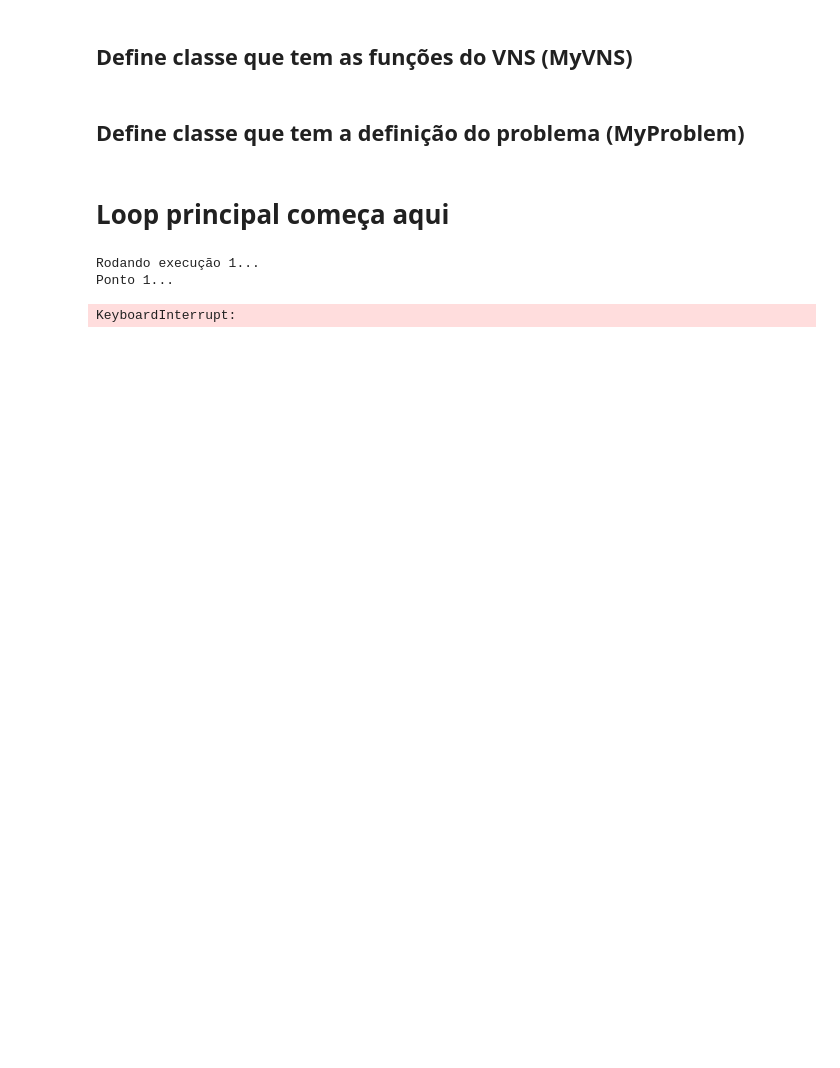
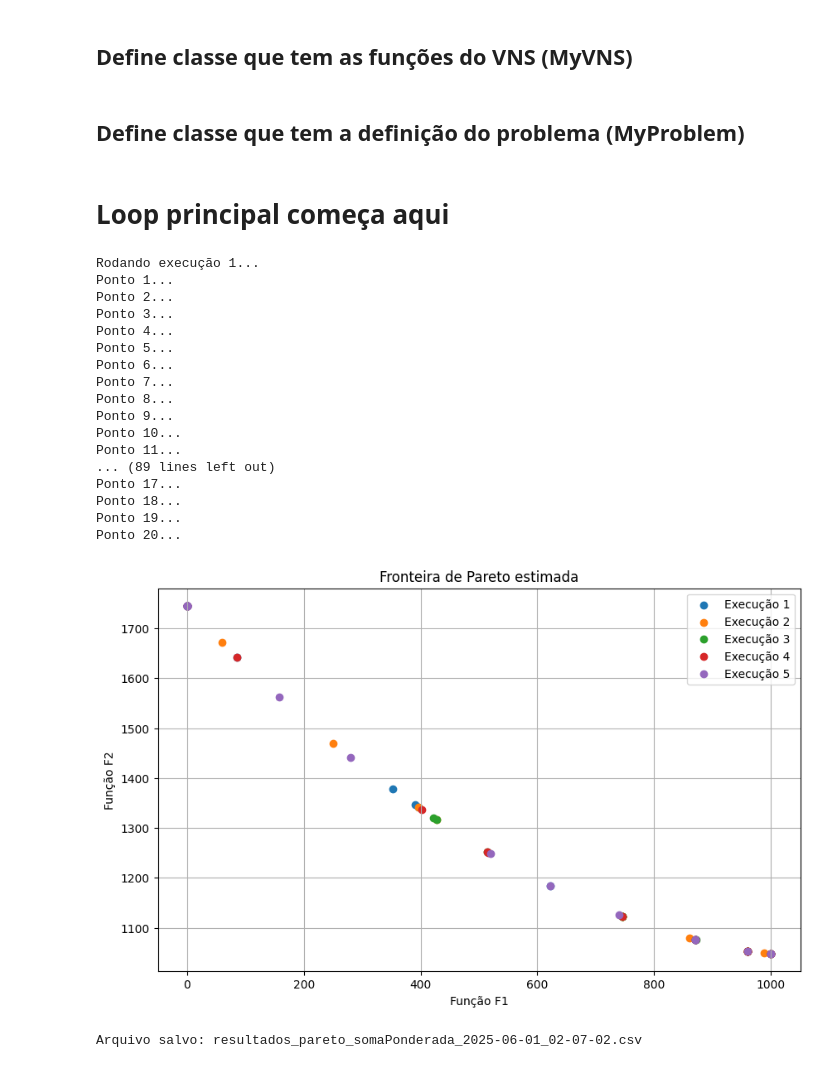
Before and after one commit to RaphaelLeivas/td-2025-1, a Jupyter notebook: tc2_soma_ponderada.ipynb, the cells around one changed output. Drawn from its saved outputs; the diff is of its cells as text; code cells hidden in the pictures; blank space fills up the shorter version.

Commit message:
soma poderada finalizada + csv com resultado final + plot da fronteira estimada

```diff
--- a/tc2_soma_ponderada.ipynb
+++ b/tc2_soma_ponderada.ipynb
@@ -229,7 +229,7 @@ import matplotlib.pyplot as plt
 import numpy as np
 
 num_execucoes = 5
-num_pts_fronteira = 3
+num_pts_fronteira = 20
 max_num_sol_avaliadas = 2000
 kmax = 3
 
@@ -316,31 +316,47 @@ plt.ylabel('Função F2')
 plt.legend()
 plt.grid(True)
 plt.show()
 
 dados_resultado = []
 
 for i in range(len(solucoes_pareto)):
     linha = {
         'w1': valores_w1[i],
         'w2': valores_w2[i],
         'f1': valores_f1[i],
         'f2': valores_f2[i]
     }
     solucao = solucoes_pareto[i]
     for j, valor in enumerate(solucao):
         linha[f'x{j}'] = valor+1
     dados_resultado.append(linha)
 
 df_resultado = pd.DataFrame(dados_resultado)
 
 # Gera nome do arquivo com data e hora atual
 datahora = datetime.now().strftime('%Y-%m-%d_%H-%M-%S')
 nome_arquivo = f'resultados_pareto_somaPonderada_{datahora}.csv'
 
 # Salva o DataFrame como CSV
 df_resultado.to_csv(nome_arquivo, index=False)
 print(f'\nArquivo salvo: {nome_arquivo}')
 # %% [output]
 Rodando execução 1...
 Ponto 1...
+Ponto 2...
+Ponto 3...
+Ponto 4...
+Ponto 5...
+Ponto 6...
+Ponto 7...
+Ponto 8...
+Ponto 9...
+Ponto 10...
+Ponto 11...
+... (89 lines left out)
+Ponto 17...
+Ponto 18...
+Ponto 19...
+Ponto 20...
+[figure, added]
-KeyboardInterrupt:
+Arquivo salvo: resultados_pareto_somaPonderada_2025-06-01_02-07-02.csv
```
Also changed, not shown: 3 other files.
